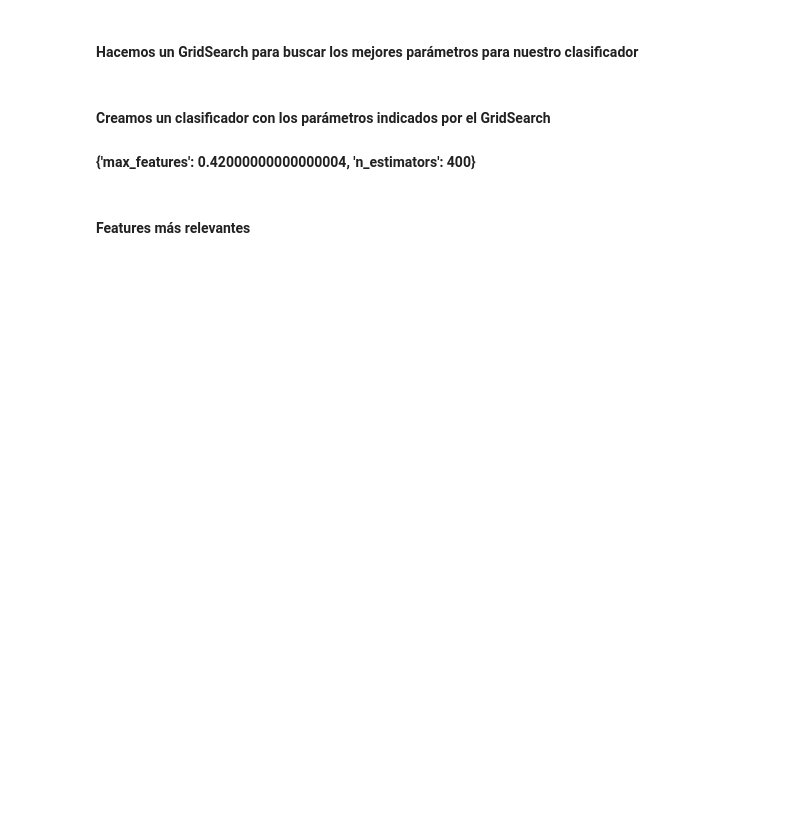
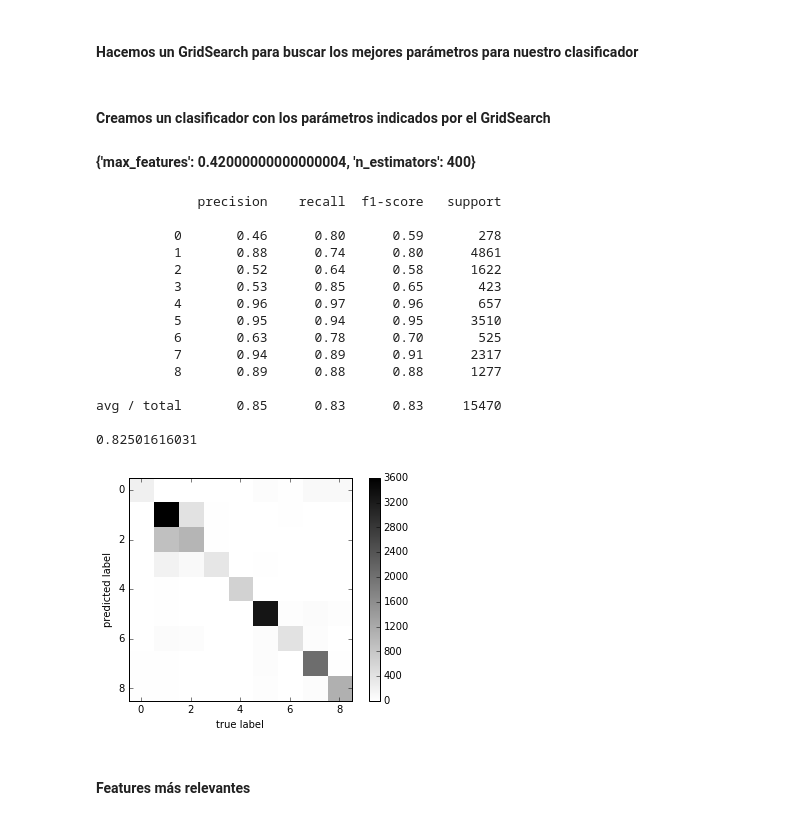
Before and after one commit to Pazitos10/DSS, a Jupyter notebook: tp_final/tp_final.ipynb, the cells around one changed output. Drawn from its saved outputs; the diff is of its cells as text; code cells hidden in the pictures; blank space fills up the shorter version.

```diff
--- a/tp_final/tp_final.ipynb
+++ b/tp_final/tp_final.ipynb
@@ -54,9 +103,31 @@ parameters = {'max_features':np.arange(0.02,0.5,0.1), 'n_estimators':[100,400]}
 #### Creamos un clasificador con los parámetros indicados por el GridSearch
 #### {'max_features': 0.42000000000000004, 'n_estimators': 400}
 # %%
-clf = ExtraTreesClassifier(max_features=0.42, n_estimators=400, n_jobs=2, max_depth=8)
-clf.fit(X_train, y_train)
-y_pred = clf.predict(X_test)
+#This one takes a while
+etc_2 = ExtraTreesClassifier(max_features=0.42, n_estimators=400, n_jobs=2)
+etc_2.fit(X_train, y_train)
+y_pred_etc_2 = etc_2.predict(X_test)
+# %%
+print classification_report(y_pred_etc_2, y_test)
+print etc_2.score(X_test, y_test)
+plot_matrix(etc_2, X_test, y_test)
+# %% [output]
+             precision    recall  f1-score   support
+
+          0       0.46      0.80      0.59       278
+          1       0.88      0.74      0.80      4861
+          2       0.52      0.64      0.58      1622
+          3       0.53      0.85      0.65       423
+          4       0.96      0.97      0.96       657
+          5       0.95      0.94      0.95      3510
+          6       0.63      0.78      0.70       525
+          7       0.94      0.89      0.91      2317
+          8       0.89      0.88      0.88      1277
+
+avg / total       0.85      0.83      0.83     15470
+
+0.82501616031
+[figure, added]
 # %% [markdown]
 #### Features más relevantes
 # %%
```
Also changed, not shown: parts of 22 cells of this notebook.
